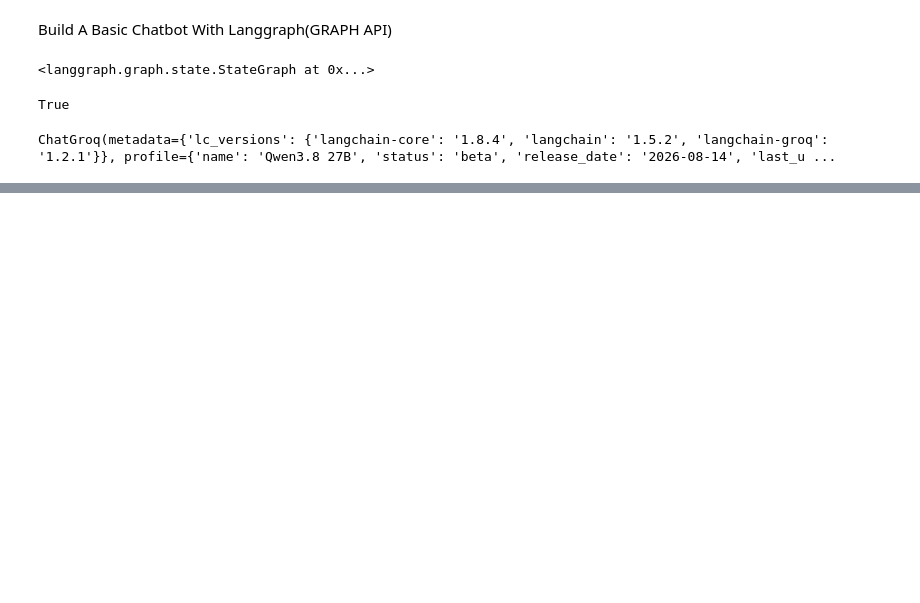
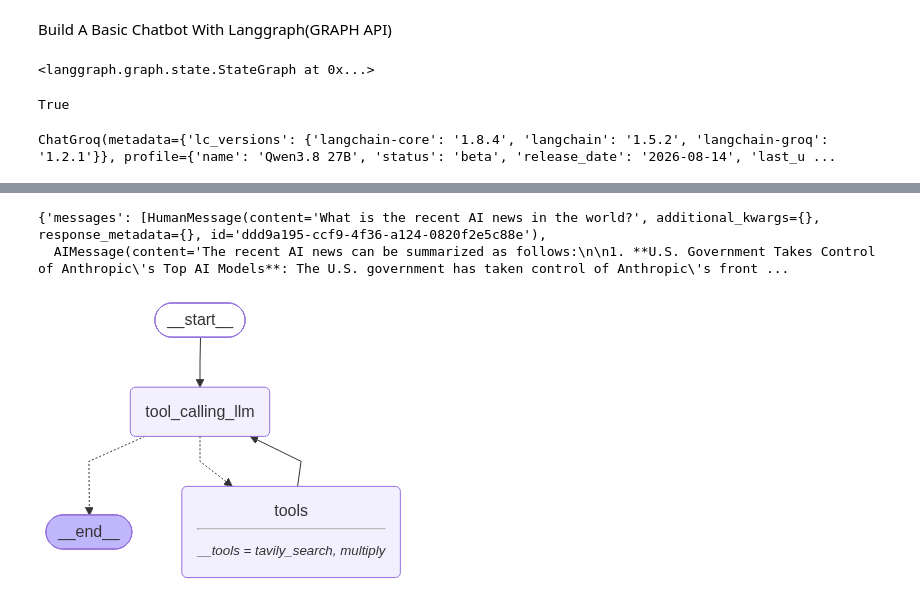
Before and after one commit to LatikaNingnure/Langgraph-Everything, a Jupyter notebook: 1-basicchatbot.ipynb, the cells around one changed output, grey strips where cells are left out. Cells and saved outputs as stored; diff of their text form; code cells hidden in the pictures; blank space fills up the shorter version.

```diff
--- a/1-basicchatbot.ipynb
+++ b/1-basicchatbot.ipynb
@@ -54,0 +139,34 @@ graph.invoke({"messages":"Hi"})
+# %%
+response
+# %% [output]
+{'messages': [HumanMessage(content='What is the recent AI news in the world?', additional_kwargs={}, response_metadata={}, id='ddd9a195-ccf9-4f36-a124-0820f2e5c88e'),
+  AIMessage(content='The recent AI news can be summarized as follows:\n\n1. **U.S. Government Takes Control of Anthropic\'s Top AI Models**: The U.S. government has taken control of Anthropic\'s front ...
+# %%
+from langgraph.graph import StateGraph, START, END
+from langgraph.prebuilt import ToolNode
+from langgraph.prebuilt import tools_condition
+from IPython.display import Image, display
+
+##node defination
+def tool_calling_llm(state:State):
+    return {"messages":[llm_with_tool.invoke(state["messages"])]}
+
+##graph
+builder=StateGraph(State)
+builder.add_node("tool_calling_llm",tool_calling_llm)
+builder.add_node("tools", ToolNode(tools))
+
+## add edges
+builder.add_edge(START, "tool_calling_llm")
+builder.add_conditional_edges(
+    "tool_calling_llm",
+     tools_condition
+)
+builder.add_edge("tools", "tool_calling_llm")
+
+##compile the graph
+graph=builder.compile()
+
+display(Image(graph.get_graph().draw_mermaid_png()))
+# %% [output]
+[figure, added]
```
Also changed, not shown: parts of 11 cells of this notebook.
